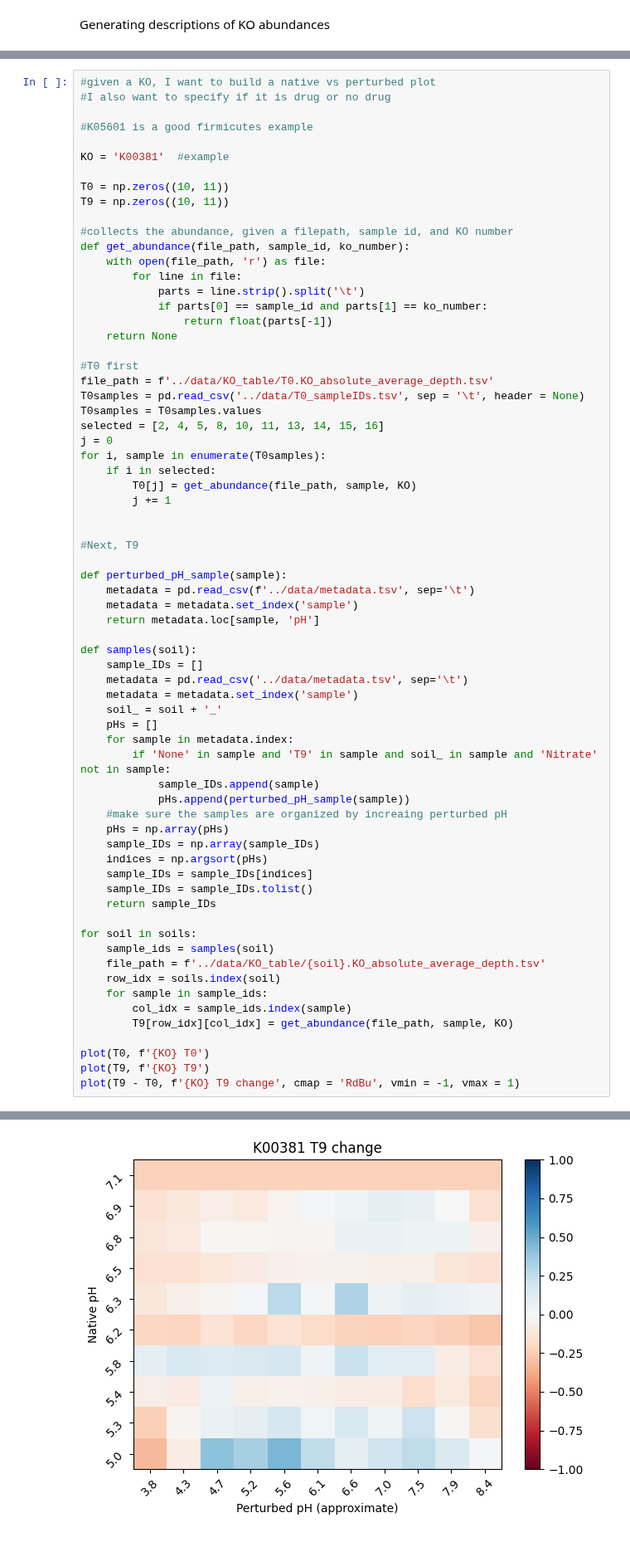
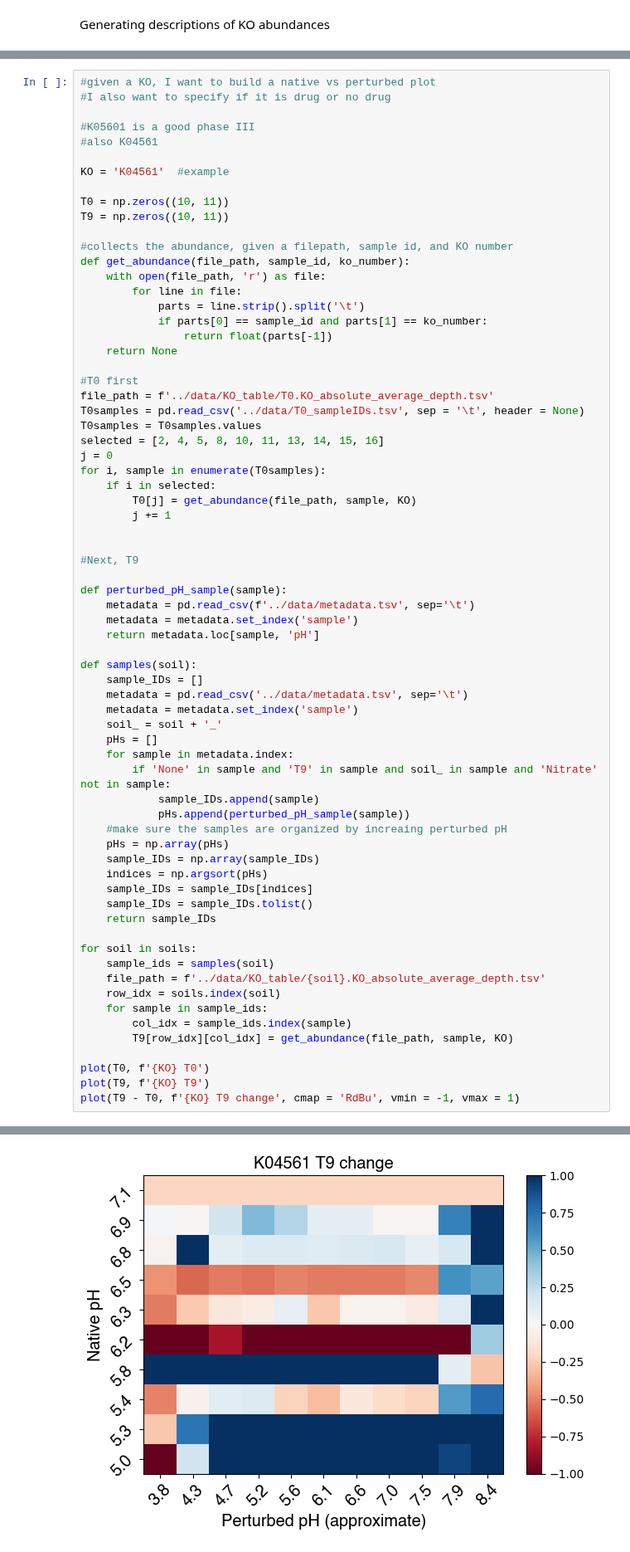
Before and after one commit to AddisonHowe/soil-metagenomics, a Jupyter notebook: notebooks/KOs.ipynb, the cells around one changed output, grey strips where cells are left out. Shown at 83% size. Drawn from its saved outputs; the diff is of its cells as text.

```diff
--- a/notebooks/KOs.ipynb
+++ b/notebooks/KOs.ipynb
@@ -11,9 +11,10 @@ prefixes = ['T0', 'Soil3', 'Soil5', 'Soil9', 'Soil11', 'Soil12', 'Soil14', 'Soil
 #given a KO, I want to build a native vs perturbed plot
 #I also want to specify if it is drug or no drug
 
-#K05601 is a good firmicutes example
+#K05601 is a good phase III
+#also K04561
 
-KO = 'K00381'  #example
+KO = 'K04561'  #example
 
 T0 = np.zeros((10, 11))
 T9 = np.zeros((10, 11))
@@ -81 +82 @@ plot(T9 - T0, f'{KO} T9 change', cmap = 'RdBu', vmin = -1, vmax = 1)
-[figure, old version]
+[figure, new version]
```
Also changed, not shown: parts of 1 cell of this notebook, 7 other files.
